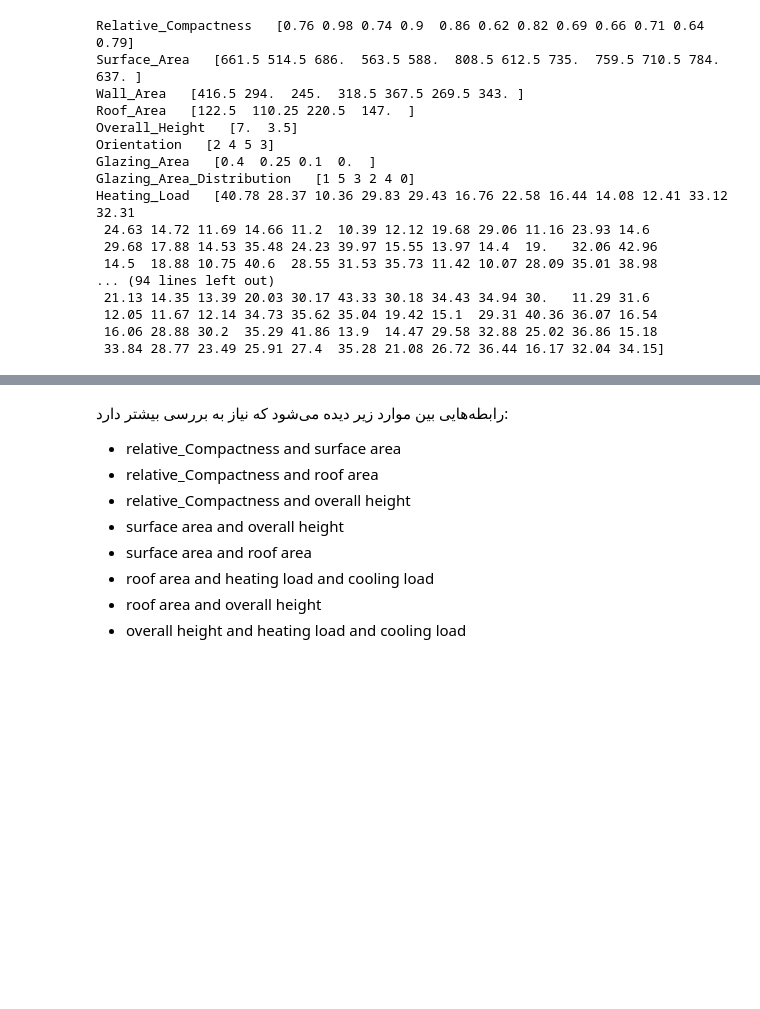
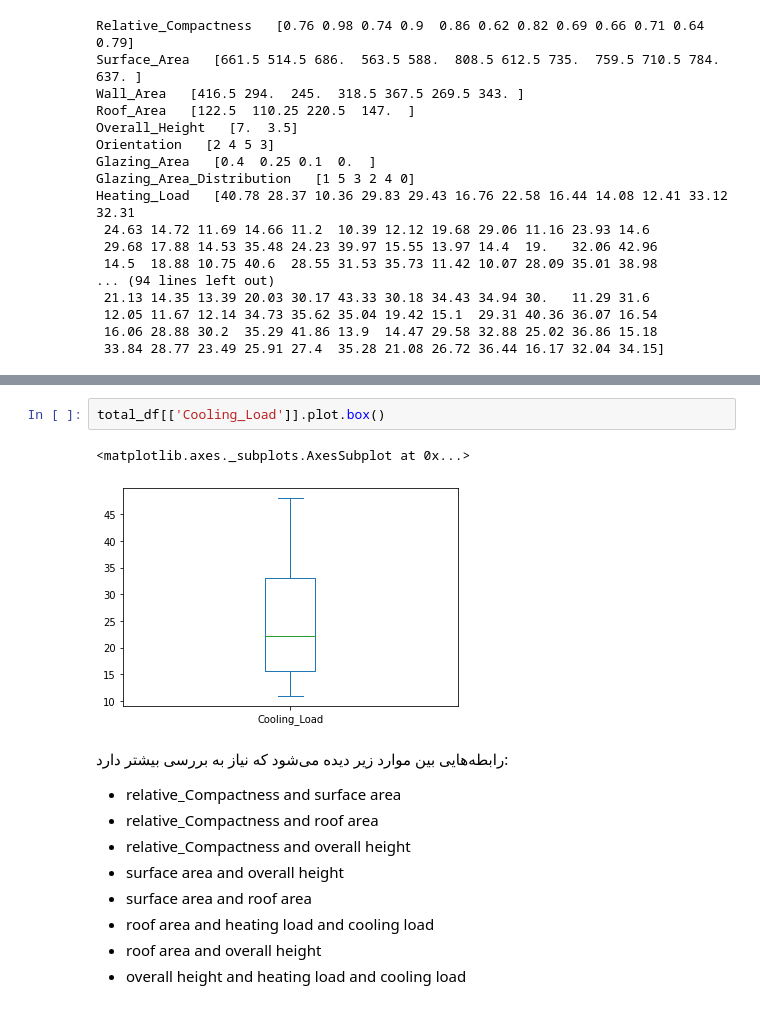
Before and after one commit to zolfaShefreie/Heating-Cooling-Load-Prediction, a Jupyter notebook: EnergyEfficiency_prediction.ipynb, the cells around one changed output, grey strips where cells are left out. Drawn from its saved outputs; the diff is of its cells as text; blank space fills up the shorter version.

```diff
--- a/EnergyEfficiency_prediction.ipynb
+++ b/EnergyEfficiency_prediction.ipynb
@@ -113,3 +139,8 @@ Heating_Load   [40.78 28.37 10.36 29.83 29.43 16.76 22.58 16.44 14.08 12.41 33.1
+# %%
+total_df[['Cooling_Load']].plot.box()
+# %% [output]
+<matplotlib.axes._subplots.AxesSubplot at 0x...>
+[figure, added]
 # %% [markdown]
 رابطه‌هایی بین موارد زیر دیده می‌شود که نیاز به بررسی بیشتر دارد:<br/>
 
```
Also changed, not shown: parts of 47 cells of this notebook.
